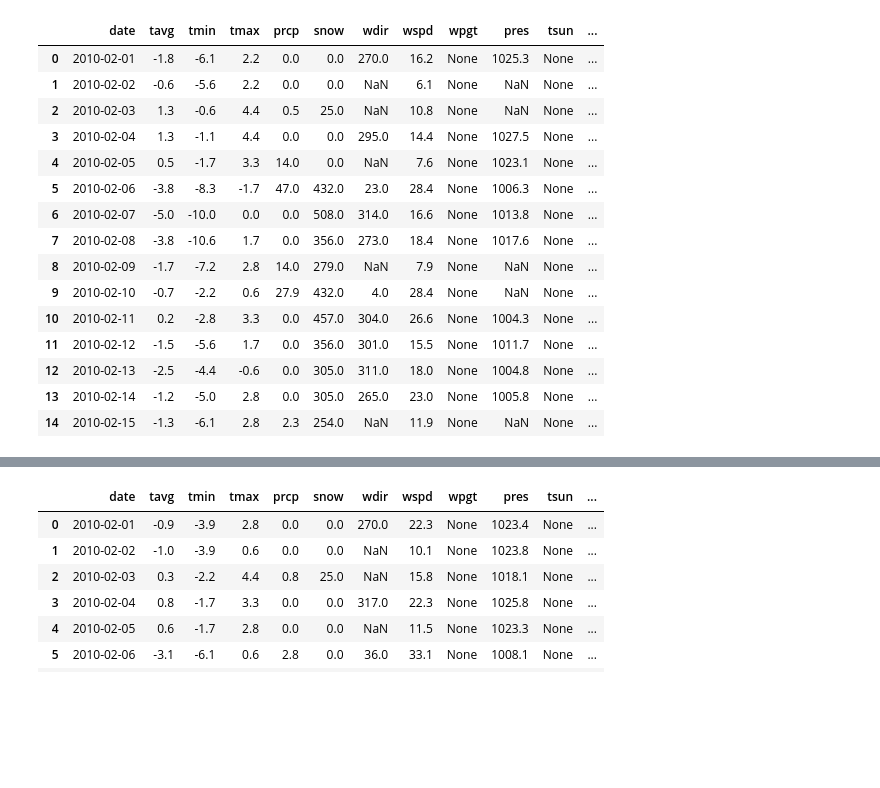
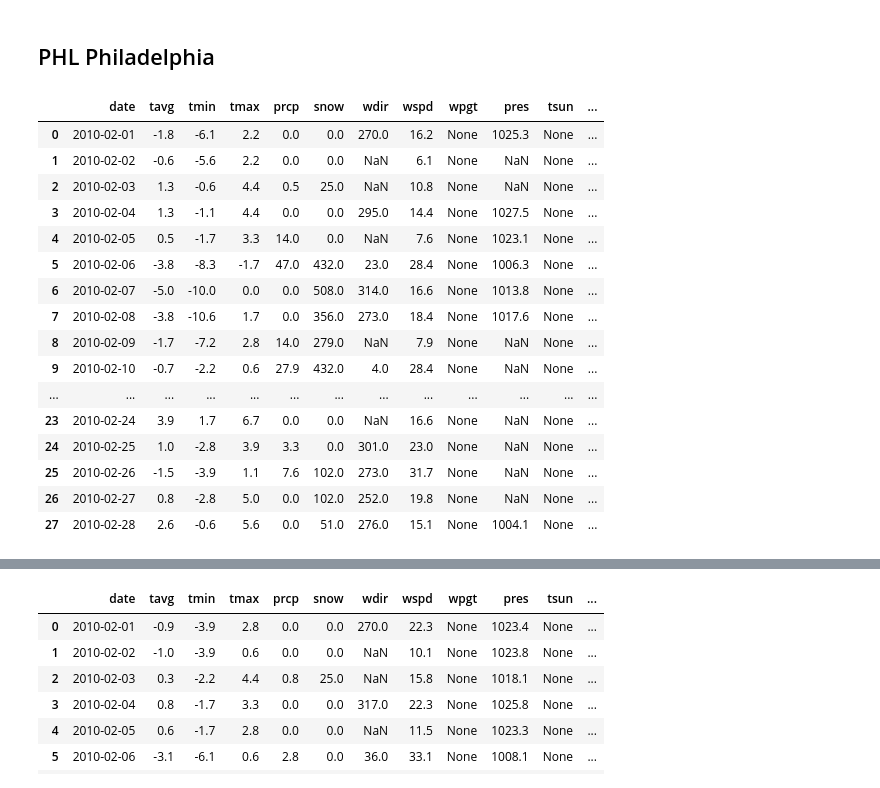
Before and after one commit to susanneferschl/da-sql-api-project-group-2_sf, a Jupyter notebook: renans_folder/renan_API.ipynb, the cells around one changed output, grey strips where cells are left out. Drawn from its saved outputs; the diff is of its cells as text; code cells hidden in the pictures; blank space fills up the shorter version.

```diff
--- a/renans_folder/renan_API.ipynb
+++ b/renans_folder/renan_API.ipynb
@@ -61,7 +83,7 @@ for station_id in station_ids:
     params = {
         'station': station_id,
         'start': '2010-02-01',
-        'end': '2010-02-15'
+        'end': '2010-02-28'
     }
 
     # Define the API endpoint and headers
@@ -95,6 +117,7 @@ weather_iad_2010_df = pd.concat(dfs, ignore_index=True)
 
 # Print the DataFrame
 weather_iad_2010_df
+#Washing Dulles International Airport, Washington DC.
 # %% [output]
 |  | date | tavg | tmin | tmax | prcp | snow | wdir | wspd | wpgt | pres | tsun | ... |
 | 0 | 2010-02-01 | -4.5 | -14.4 | 3.3 | 0.0 | 51.0 | NaN | 6.1 | None | 1026.4 | None | ... |
@@ -140,7 +261,7 @@ for station_id in station_ids:
     params = {
         'station': station_id,
         'start': '2010-02-01',
-        'end': '2010-02-15'
+        'end': '2010-02-28'
     }
 
     # Define the API endpoint and headers
@@ -174,6 +295,7 @@ weather_bwi_2010_df = pd.concat(dfs, ignore_index=True)
 
 # Print the DataFrame
 weather_bwi_2010_df
+#Baltimore/Washington International Thurgood Marshall Airport in Maryland
 # %% [output]
 |  | date | tavg | tmin | tmax | prcp | snow | wdir | wspd | wpgt | pres | tsun | ... |
 | 0 | 2010-02-01 | -4.5 | -14.4 | 3.3 | 0.0 | 51.0 | NaN | 6.1 | None | 1026.4 | None | ... |
@@ -194,3 +360,5 @@ weather_bwi_2010_df
+# %% [markdown]
+## PHL Philadelphia
 # %%
 #Retrieve API data
 #OUTPUT API data as dataframe
@@ -219,7 +387,7 @@ for station_id in station_ids:
     params = {
         'station': station_id,
         'start': '2010-02-01',
-        'end': '2010-02-15'
+        'end': '2010-02-28'
     }
 
     # Define the API endpoint and headers
@@ -238,35 +406,37 @@ for station_id in station_ids:
         json_data = response.json()
 
         # Normalize the JSON data into a DataFrame
         weather_df = pd.json_normalize(json_data['data'], record_path=None, meta=['meta'])
 
         # Add station_id column
         weather_df['station_id'] = station_id
 
         # Append the DataFrame to the list
         dfs.append(weather_df)
     else:
         print(f"Failed to retrieve data for station ID: {station_id}")
 
 # Concatenate all DataFrames in the list into a single DataFrame
 weather_phl_2010_df = pd.concat(dfs, ignore_index=True)
 
 # Print the DataFrame
 weather_phl_2010_df
+#Philadelphia International Airport (PHL) in Pennsylvania
 # %% [output]
 |  | date | tavg | tmin | tmax | prcp | snow | wdir | wspd | wpgt | pres | tsun | ... |
 | 0 | 2010-02-01 | -1.8 | -6.1 | 2.2 | 0.0 | 0.0 | 270.0 | 16.2 | None | 1025.3 | None | ... |
 | 1 | 2010-02-02 | -0.6 | -5.6 | 2.2 | 0.0 | 0.0 | NaN | 6.1 | None | NaN | None | ... |
 | 2 | 2010-02-03 | 1.3 | -0.6 | 4.4 | 0.5 | 25.0 | NaN | 10.8 | None | NaN | None | ... |
 | 3 | 2010-02-04 | 1.3 | -1.1 | 4.4 | 0.0 | 0.0 | 295.0 | 14.4 | None | 1027.5 | None | ... |
 | 4 | 2010-02-05 | 0.5 | -1.7 | 3.3 | 14.0 | 0.0 | NaN | 7.6 | None | 1023.1 | None | ... |
 | 5 | 2010-02-06 | -3.8 | -8.3 | -1.7 | 47.0 | 432.0 | 23.0 | 28.4 | None | 1006.3 | None | ... |
 | 6 | 2010-02-07 | -5.0 | -10.0 | 0.0 | 0.0 | 508.0 | 314.0 | 16.6 | None | 1013.8 | None | ... |
 | 7 | 2010-02-08 | -3.8 | -10.6 | 1.7 | 0.0 | 356.0 | 273.0 | 18.4 | None | 1017.6 | None | ... |
 | 8 | 2010-02-09 | -1.7 | -7.2 | 2.8 | 14.0 | 279.0 | NaN | 7.9 | None | NaN | None | ... |
 | 9 | 2010-02-10 | -0.7 | -2.2 | 0.6 | 27.9 | 432.0 | 4.0 | 28.4 | None | NaN | None | ... |
-| 10 | 2010-02-11 | 0.2 | -2.8 | 3.3 | 0.0 | 457.0 | 304.0 | 26.6 | None | 1004.3 | None | ... |
-| 11 | 2010-02-12 | -1.5 | -5.6 | 1.7 | 0.0 | 356.0 | 301.0 | 15.5 | None | 1011.7 | None | ... |
-| 12 | 2010-02-13 | -2.5 | -4.4 | -0.6 | 0.0 | 305.0 | 311.0 | 18.0 | None | 1004.8 | None | ... |
-| 13 | 2010-02-14 | -1.2 | -5.0 | 2.8 | 0.0 | 305.0 | 265.0 | 23.0 | None | 1005.8 | None | ... |
-| 14 | 2010-02-15 | -1.3 | -6.1 | 2.8 | 2.3 | 254.0 | NaN | 11.9 | None | NaN | None | ... |
+| ... | ... | ... | ... | ... | ... | ... | ... | ... | ... | ... | ... | ... |
+| 23 | 2010-02-24 | 3.9 | 1.7 | 6.7 | 0.0 | 0.0 | NaN | 16.6 | None | NaN | None | ... |
+| 24 | 2010-02-25 | 1.0 | -2.8 | 3.9 | 3.3 | 0.0 | 301.0 | 23.0 | None | NaN | None | ... |
+| 25 | 2010-02-26 | -1.5 | -3.9 | 1.1 | 7.6 | 102.0 | 273.0 | 31.7 | None | NaN | None | ... |
+| 26 | 2010-02-27 | 0.8 | -2.8 | 5.0 | 0.0 | 102.0 | 252.0 | 19.8 | None | NaN | None | ... |
+| 27 | 2010-02-28 | 2.6 | -0.6 | 5.6 | 0.0 | 51.0 | 276.0 | 15.1 | None | 1004.1 | None | ... |
```
Also changed, not shown: parts of 26 cells of this notebook.
